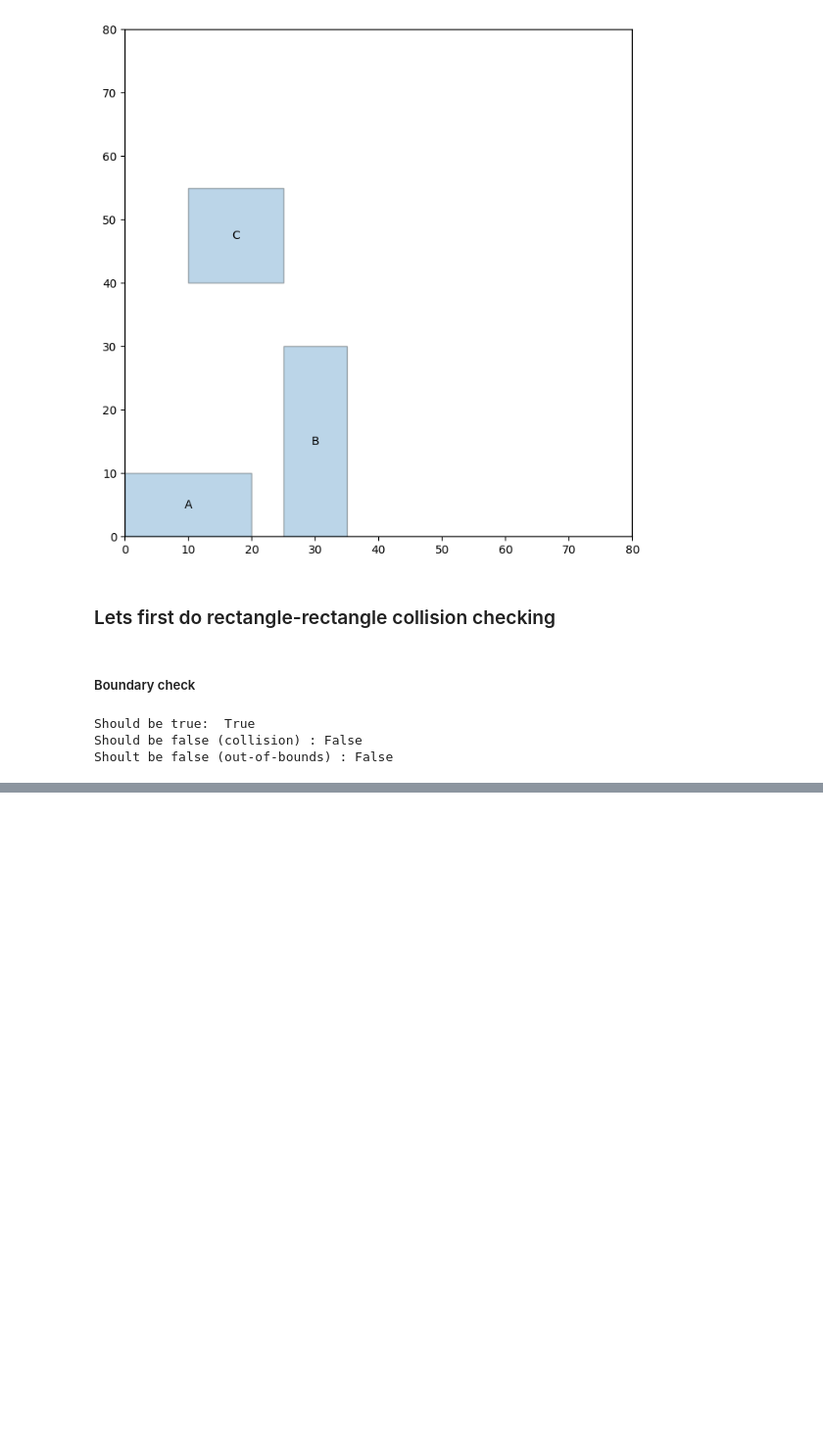
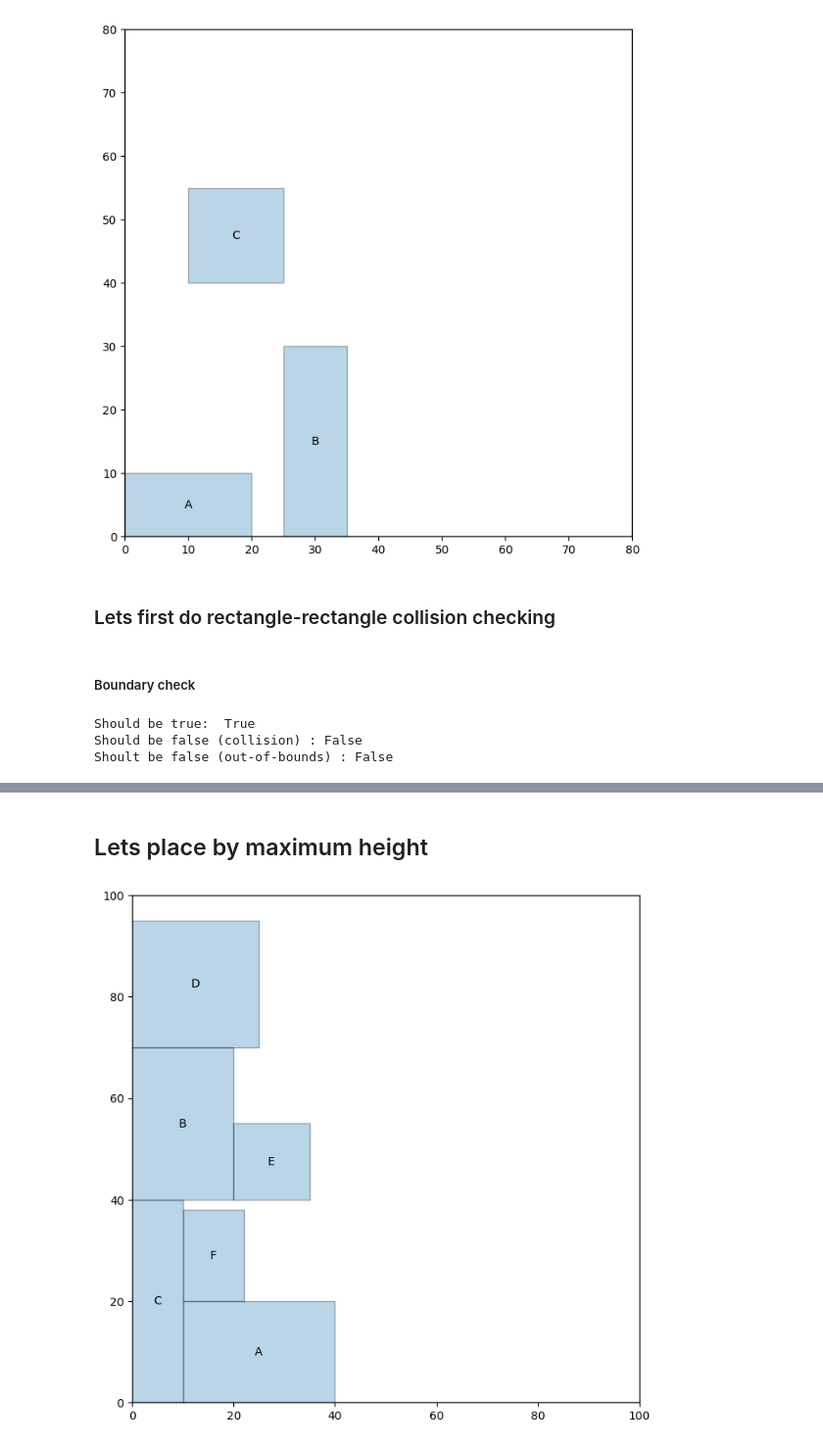
Before and after one commit to ruforavishnu/attempting_kaggle_2025_santa_competition, a Jupyter notebook: 04_greedy_placement_heuristics.ipynb, the cells around one changed output, grey strips where cells are left out. Shown at 98% size. Cells and saved outputs as stored; diff of their text form; code cells hidden in the pictures; blank space fills up the shorter version.

```diff
--- a/04_greedy_placement_heuristics.ipynb
+++ b/04_greedy_placement_heuristics.ipynb
@@ -123,0 +267,8 @@ Shoult be false (out-of-bounds) : False
+# %% [markdown]
+## Lets place by maximum height
+# %%
+placed_height = greedy_pack(order_by_height(rects),  world_w, world_h)
+
+plot_rectangles(placed_height, world_w, world_h)
+# %% [output]
+[figure, added]
```
Also changed, not shown: parts of 25 cells of this notebook.
